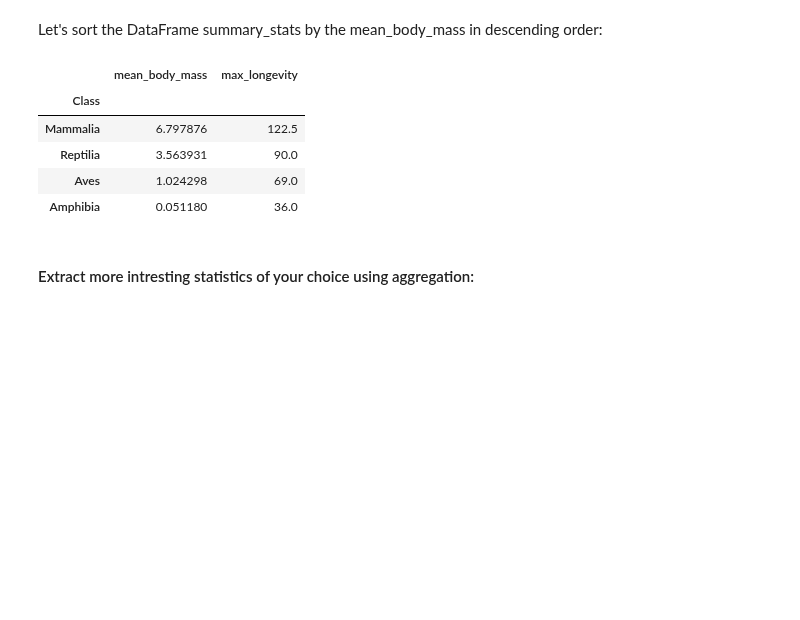
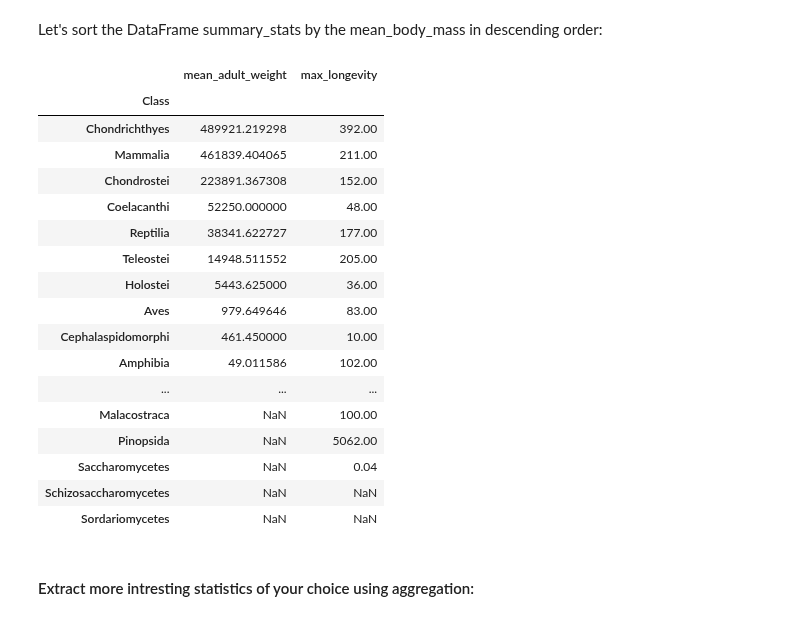
Before and after one commit to yoavram/PyDataSciBio, a Jupyter notebook: sessions/pandas-seaborn_2.ipynb, the cells around one changed output. Drawn from its saved outputs; the diff is of its cells as text; code cells hidden in the pictures; blank space fills up the shorter version.

```diff
--- a/sessions/pandas-seaborn_2.ipynb
+++ b/sessions/pandas-seaborn_2.ipynb
@@ -123,6 +123,6 @@ grouped_data
 # %% [markdown]
 Once the data is grouped, you can apply aggregation functions to each group to compute summary statistics. Aggregation functions include mean, median, sum, min, max, count, etc. The agg() function is commonly used for aggregation in pandas.
 # %%
-summary_stats = grouped_data.agg(mean_body_mass = ('Body mass (kg)', 'mean'), max_longevity = ('Maximum longevity (yrs)','max'))
+summary_stats = grouped_data.agg(mean_adult_weight = ('Adult weight (g)', 'mean'), max_longevity = ('Maximum longevity (yrs)','max'))
 summary_stats
 # %% [output]
@@ -135,14 +147,26 @@ summary_stats
 # %% [markdown]
 Let's sort the DataFrame summary_stats by the mean_body_mass in descending order:
 # %%
-summary_stats.sort_values(by='mean_body_mass', ascending=False)
+summary_stats.sort_values(by='mean_adult_weight', ascending=False)
 # %% [output]
-|  | mean_body_mass | max_longevity |
+|  | mean_adult_weight | max_longevity |
 | Class |  |  |
-| Mammalia | 6.797876 | 122.5 |
-| Reptilia | 3.563931 | 90.0 |
-| Aves | 1.024298 | 69.0 |
-| Amphibia | 0.051180 | 36.0 |
+| Chondrichthyes | 489921.219298 | 392.00 |
+| Mammalia | 461839.404065 | 211.00 |
+| Chondrostei | 223891.367308 | 152.00 |
+| Coelacanthi | 52250.000000 | 48.00 |
+| Reptilia | 38341.622727 | 177.00 |
+| Teleostei | 14948.511552 | 205.00 |
+| Holostei | 5443.625000 | 36.00 |
+| Aves | 979.649646 | 83.00 |
+| Cephalaspidomorphi | 461.450000 | 10.00 |
+| Amphibia | 49.011586 | 102.00 |
+| ... | ... | ... |
+| Malacostraca | NaN | 100.00 |
+| Pinopsida | NaN | 5062.00 |
+| Saccharomycetes | NaN | 0.04 |
+| Schizosaccharomycetes | NaN | NaN |
+| Sordariomycetes | NaN | NaN |
 # %% [markdown]
 #### Extract more intresting statistics of your choice using aggregation:
 # %%
```
Also changed, not shown: parts of 6 cells of this notebook.
